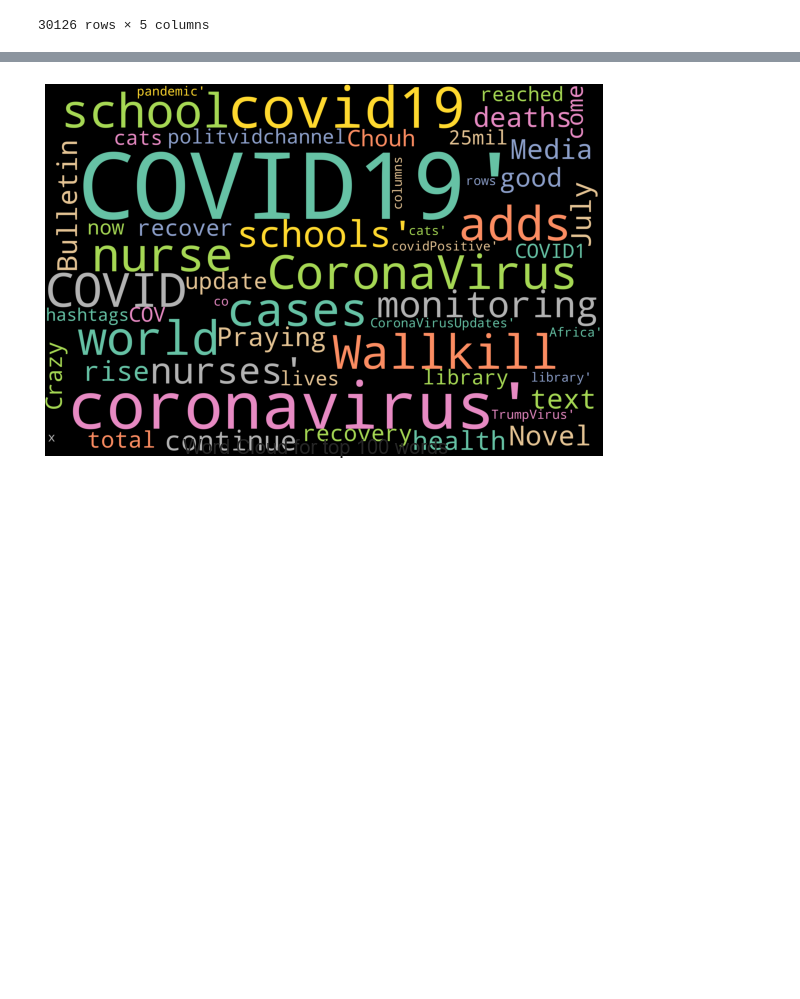
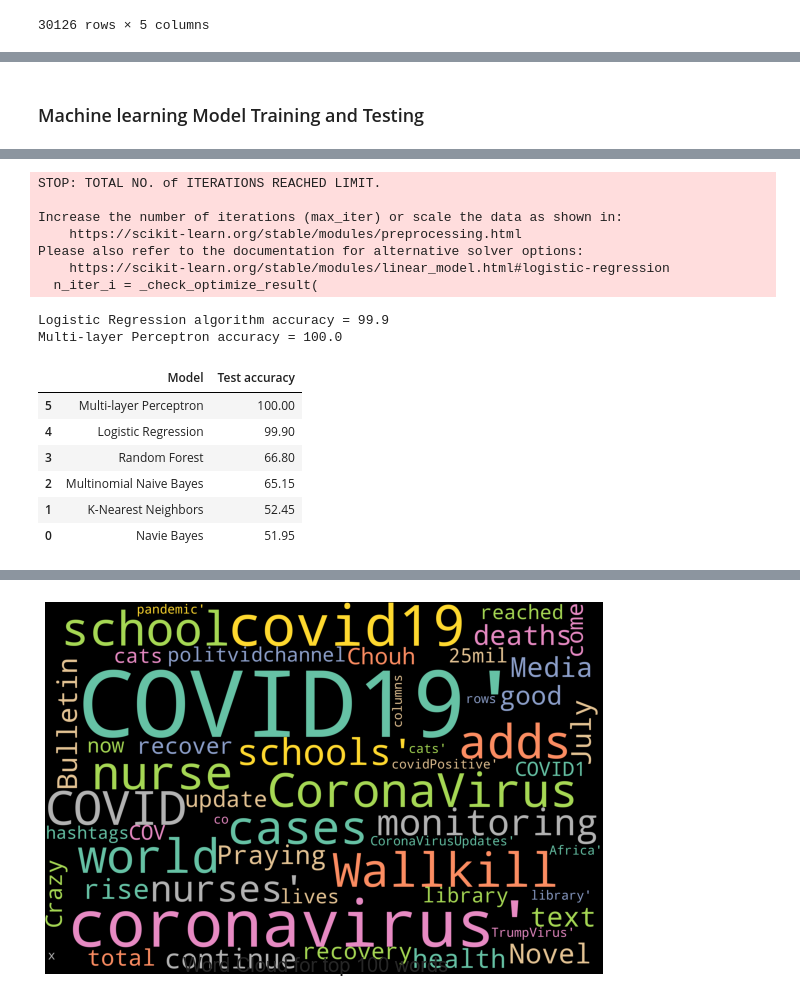
Before and after one commit to minzhih/CMPT353-Project, a Jupyter notebook: CMPT 353 project.ipynb, the cells around one changed output, grey strips where cells are left out. Drawn from its saved outputs; the diff is of its cells as text; code cells hidden in the pictures; blank space fills up the shorter version.

```diff
--- a/CMPT 353 project.ipynb
+++ b/CMPT 353 project.ipynb
@@ -257,0 +192,64 @@ MemoryError: Unable to allocate 6.80 GiB for an array with shape (12051, 75712)
+# %% [markdown]
+### Machine learning Model Training and Testing
+# %%
+# ref https://scikit-learn.org/stable/modules/generated/sklearn.feature_extraction.text.CountVectorizer.html
+#selected=data.iloc[0:5000]
+description_list = []
+vectorizer = CountVectorizer(stop_words='english',lowercase=False)
+for text in data['text']:
+    tokenize=nltk.word_tokenize(text)
+    words=[]
+    for i in tokenize:
+        lemma = nltk.WordNetLemmatizer()
+        word=lemma.lemmatize(i)
+        words.append(word)
+    words_=' '.join(words)
+    description_list.append(words_)
+X = vectorizer.fit_transform(description_list).toarray()
+y = data['sentiment_fit']
+X_train, X_valid, y_train, y_valid = train_test_split(X, y,test_size = 0.4, random_state = 42)
+
+
+nb=GaussianNB()
+nb.fit(X_train,y_train)
+#Test
+y_pred=nb.predict(X_valid)
+print("Navie Bayes algorithm accuracy=",nb.score(X_valid,y_valid)*100)
+
+
+knn=KNeighborsClassifier(n_neighbors=3)
+knn.fit(X_train,y_train)
+y_pred=knn.predict(X_valid)
+print("Knn algorithm accuracy=",knn.score(X_valid,y_valid)*100)
+
+model = MultinomialNB()
+model.fit(X_train,y_train)
+y_pred=model.predict(X_valid)
+print("multinomial Naive Bayes classifier accuracy=",model.score(X_valid,y_valid)*100)
+
+rf_model = RandomForestClassifier(n_estimators=100,random_state=1)
+rf_model.fit(X_train, y_train)
+print("RandomForest accuracy=",rf_model.score(X_valid,y_valid)*100)
+
+lr=LogisticRegression()
+lr.fit(X_train, y_train)
+print("Logistic Regression algorithm accuracy =",lr.score(X_train, y_train)*100)
+
+
+NN_model= MLPClassifier(solver='lbfgs', hidden_layer_sizes=())
+NN_model.fit(X_train, y_train)
+print("Multi-layer Perceptron accuracy =",NN_model.score(X_train, y_train)*100)
+
+models = pd.DataFrame({
+    'Model': ['Navie Bayes', 'K-Nearest Neighbors',
+              'Multinomial Naive Bayes', 'Random Forest',
+              'Logistic Regression', 'Multi-layer Perceptron'],
+    'Test accuracy': [nb.score(X_valid,y_valid)*100,
+                      knn.score(X_valid,y_valid)*100,
+                      model.score(X_valid,y_valid)*100,
+                      rf_model.score(X_valid,y_valid)*100,
+                      lr.score(X_train, y_train)*100,
+                      NN_model.score(X_train, y_train)*100]})
+
+models.sort_values(by='Test accuracy', ascending=False)
+# %% [output]
@@ -257,0 +260,16 @@ MemoryError: Unable to allocate 6.80 GiB for an array with shape (12051, 75712)
+STOP: TOTAL NO. of ITERATIONS REACHED LIMIT.
+
+Increase the number of iterations (max_iter) or scale the data as shown in:
+    https://scikit-learn.org/stable/modules/preprocessing.html
+Please also refer to the documentation for alternative solver options:
+    https://scikit-learn.org/stable/modules/linear_model.html#logistic-regression
+  n_iter_i = _check_optimize_result(
+Logistic Regression algorithm accuracy = 99.9
+Multi-layer Perceptron accuracy = 100.0
+|  | Model | Test accuracy |
+| 5 | Multi-layer Perceptron | 100.00 |
+| 4 | Logistic Regression | 99.90 |
+| 3 | Random Forest | 66.80 |
+| 2 | Multinomial Naive Bayes | 65.15 |
+| 1 | K-Nearest Neighbors | 52.45 |
+| 0 | Navie Bayes | 51.95 |
```
Also changed, not shown: parts of 20 cells of this notebook.
